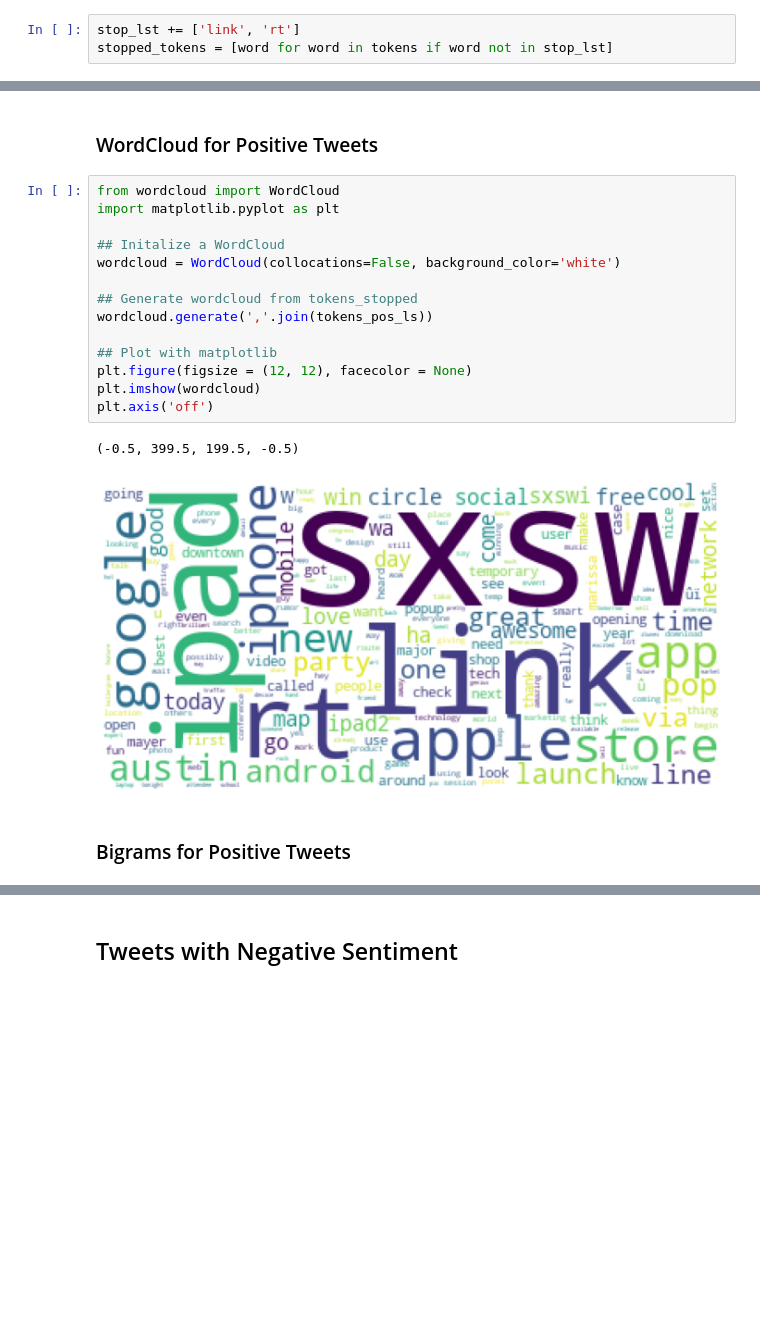
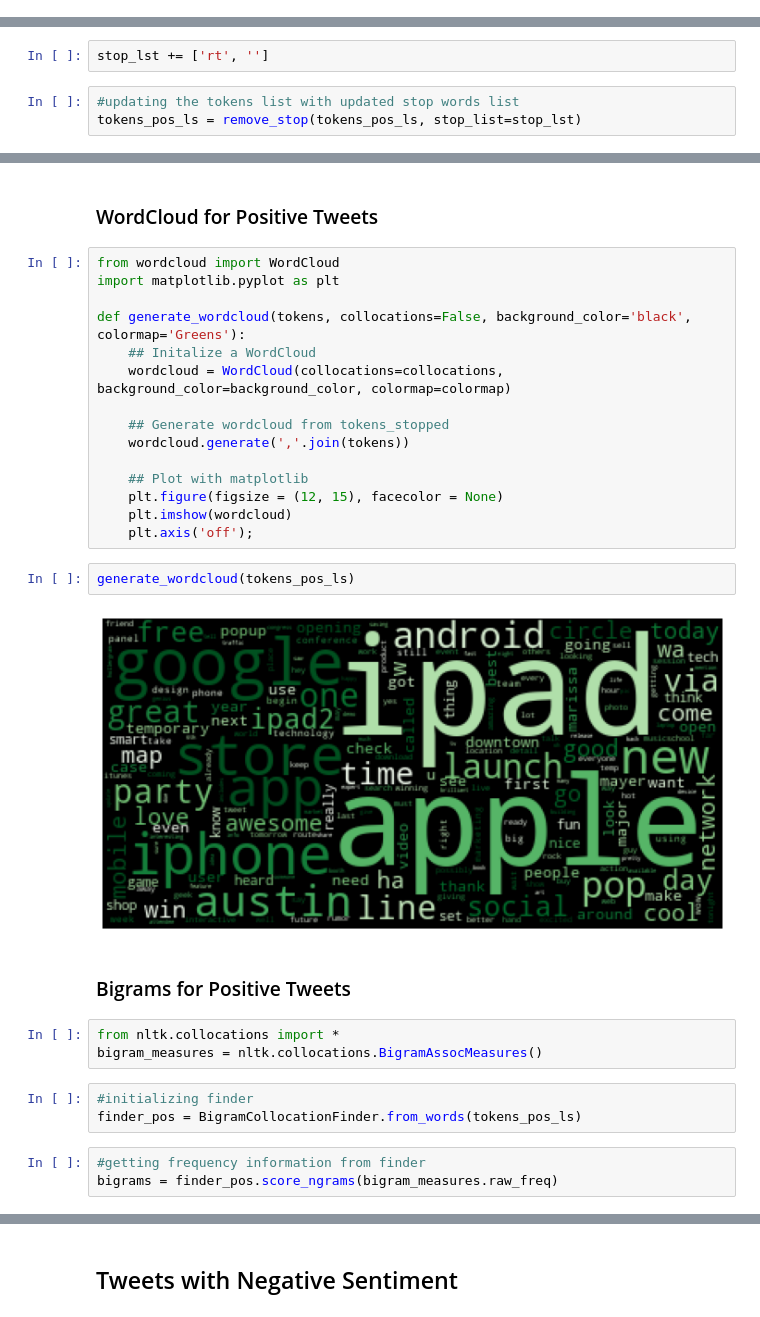
Before and after one commit to ebtezcan/Apple-Google-NLP-Analysis, a Jupyter notebook: index_OSEMN_plus_mvp.ipynb, the cells around one changed output, grey strips where cells are left out. Saved outputs shown, nothing was run; the diff lists cells and outputs as text; blank space fills up the shorter version.

Commit message:
Added WordClouds and Bigrams for EDA

```diff
--- a/index_OSEMN_plus_mvp.ipynb
+++ b/index_OSEMN_plus_mvp.ipynb
@@ -537,3 +533,0 @@ Out of 25 tweets analyzed, 8 tweets had the word "@mention" in them.
-# %%
-stop_lst += ['link', 'rt']
-stopped_tokens = [word for word in tokens if word not in stop_lst]
@@ -539,0 +536,5 @@ stopped_tokens = [word for word in tokens if word not in stop_lst]
+# %%
+stop_lst += ['rt', '']
+# %%
+#updating the tokens list with updated stop words list
+tokens_pos_ls = remove_stop(tokens_pos_ls, stop_list=stop_lst)
@@ -543,18 +567,29 @@ stopped_tokens = [word for word in tokens if word not in stop_lst]
 from wordcloud import WordCloud
 import matplotlib.pyplot as plt
 
-## Initalize a WordCloud
-wordcloud = WordCloud(collocations=False, background_color='white')
+def generate_wordcloud(tokens, collocations=False, background_color='black', colormap='Greens'):
+    ## Initalize a WordCloud
+    wordcloud = WordCloud(collocations=collocations, background_color=background_color, colormap=colormap)
 
-## Generate wordcloud from tokens_stopped
-wordcloud.generate(','.join(tokens_pos_ls))
+    ## Generate wordcloud from tokens_stopped
+    wordcloud.generate(','.join(tokens))
 
-## Plot with matplotlib
-plt.figure(figsize = (12, 12), facecolor = None)
-plt.imshow(wordcloud)
-plt.axis('off')
+    ## Plot with matplotlib
+    plt.figure(figsize = (12, 15), facecolor = None)
+    plt.imshow(wordcloud)
+    plt.axis('off');
-# %% [output]
-(-0.5, 399.5, 199.5, -0.5)
-[figure, removed]
+# %%
+generate_wordcloud(tokens_pos_ls)
+# %% [output]
+[figure, added]
 # %% [markdown]
 ### Bigrams for Positive Tweets
+# %%
+from nltk.collocations import *
+bigram_measures = nltk.collocations.BigramAssocMeasures()
+# %%
+#initializing finder
+finder_pos = BigramCollocationFinder.from_words(tokens_pos_ls)
+# %%
+#getting frequency information from finder
+bigrams = finder_pos.score_ngrams(bigram_measures.raw_freq)
```
Also changed, not shown: parts of 33 cells of this notebook.
